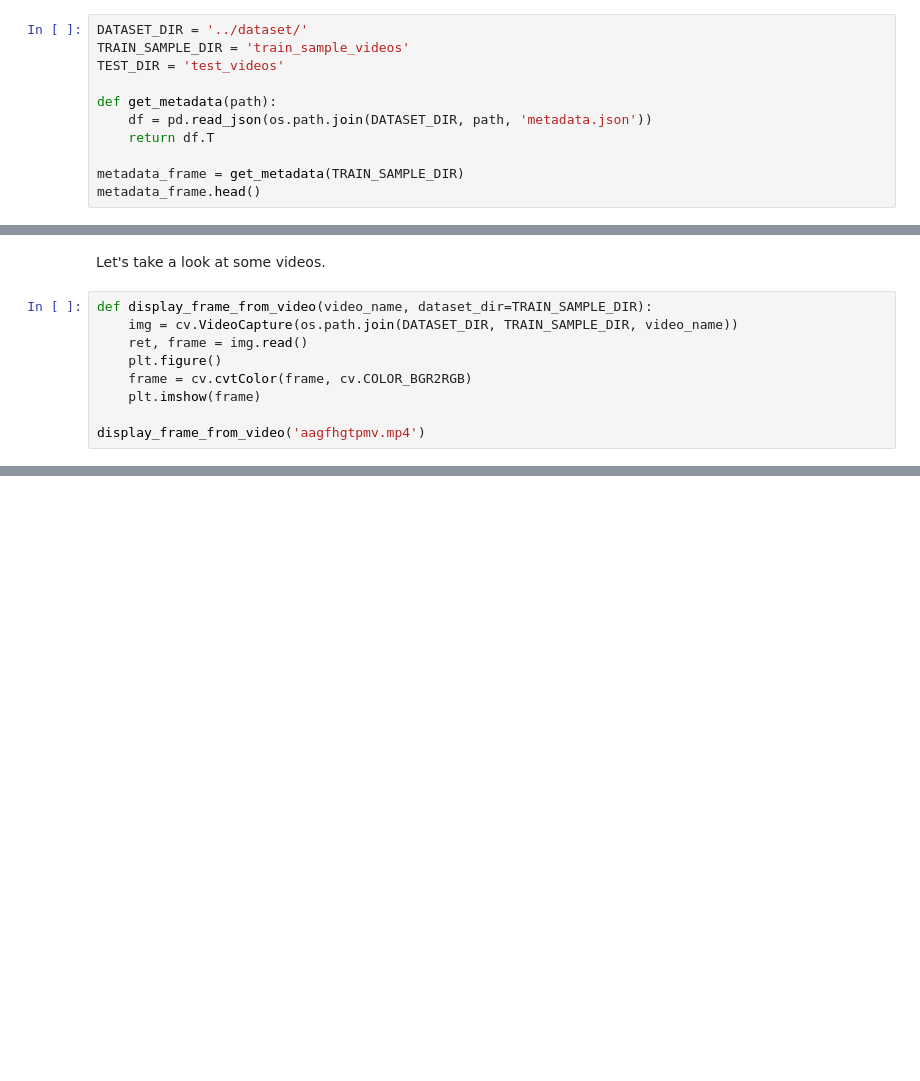
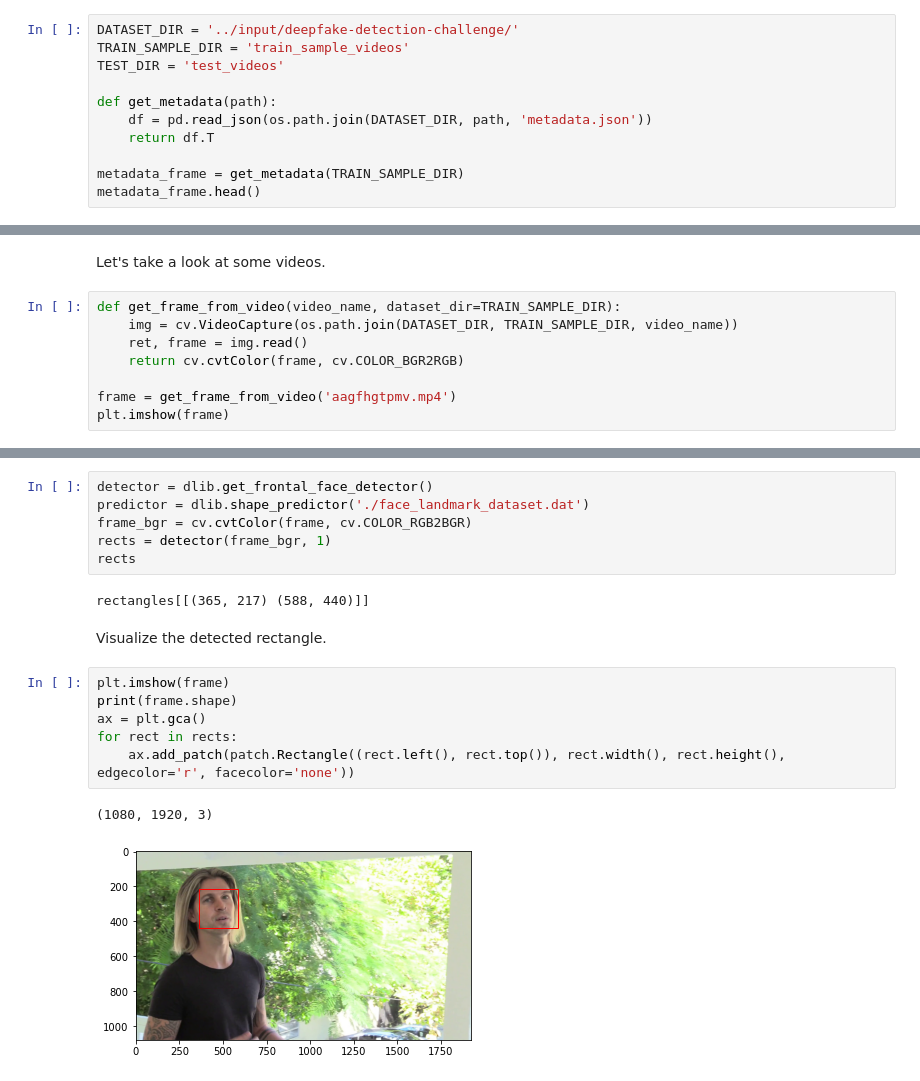
Before and after one commit to hanahs-deepfake-detection/detection-algorithms, a Jupyter notebook: glitch-detection/Glitch Detection.ipynb, the cells around one changed output, grey strips where cells are left out. Saved outputs shown, nothing was run; the diff lists cells and outputs as text; blank space fills up the shorter version.

Commit message:
Add face detection

```diff
--- a/glitch-detection/Glitch Detection.ipynb
+++ b/glitch-detection/Glitch Detection.ipynb
@@ -9,7 +11,7 @@ import matplotlib.pyplot as plt
 # %% [markdown]
 Load the dataset.
 # %%
-DATASET_DIR = '../dataset/'
+DATASET_DIR = '../input/deepfake-detection-challenge/'
 TRAIN_SAMPLE_DIR = 'train_sample_videos'
 TEST_DIR = 'test_videos'
 
@@ -29,12 +31,11 @@ metadata_frame.head()
 # %% [markdown]
 Let's take a look at some videos.
 # %%
-def display_frame_from_video(video_name, dataset_dir=TRAIN_SAMPLE_DIR):
+def get_frame_from_video(video_name, dataset_dir=TRAIN_SAMPLE_DIR):
     img = cv.VideoCapture(os.path.join(DATASET_DIR, TRAIN_SAMPLE_DIR, video_name))
     ret, frame = img.read()
-    plt.figure()
-    frame = cv.cvtColor(frame, cv.COLOR_BGR2RGB)
-    plt.imshow(frame)
+    return cv.cvtColor(frame, cv.COLOR_BGR2RGB)
 
-display_frame_from_video('aagfhgtpmv.mp4')
+frame = get_frame_from_video('aagfhgtpmv.mp4')
+plt.imshow(frame)
 # %% [output]
@@ -41,0 +54,19 @@ display_frame_from_video('aagfhgtpmv.mp4')
+# %%
+detector = dlib.get_frontal_face_detector()
+predictor = dlib.shape_predictor('./face_landmark_dataset.dat')
+frame_bgr = cv.cvtColor(frame, cv.COLOR_RGB2BGR)
+rects = detector(frame_bgr, 1)
+rects
+# %% [output]
+rectangles[[(365, 217) (588, 440)]]
+# %% [markdown]
+Visualize the detected rectangle.
+# %%
+plt.imshow(frame)
+print(frame.shape)
+ax = plt.gca()
+for rect in rects:
+    ax.add_patch(patch.Rectangle((rect.left(), rect.top()), rect.width(), rect.height(), edgecolor='r', facecolor='none'))
+# %% [output]
+(1080, 1920, 3)
+[figure, added]
```
Also changed, not shown: parts of 7 cells of this notebook, 1 other file.
